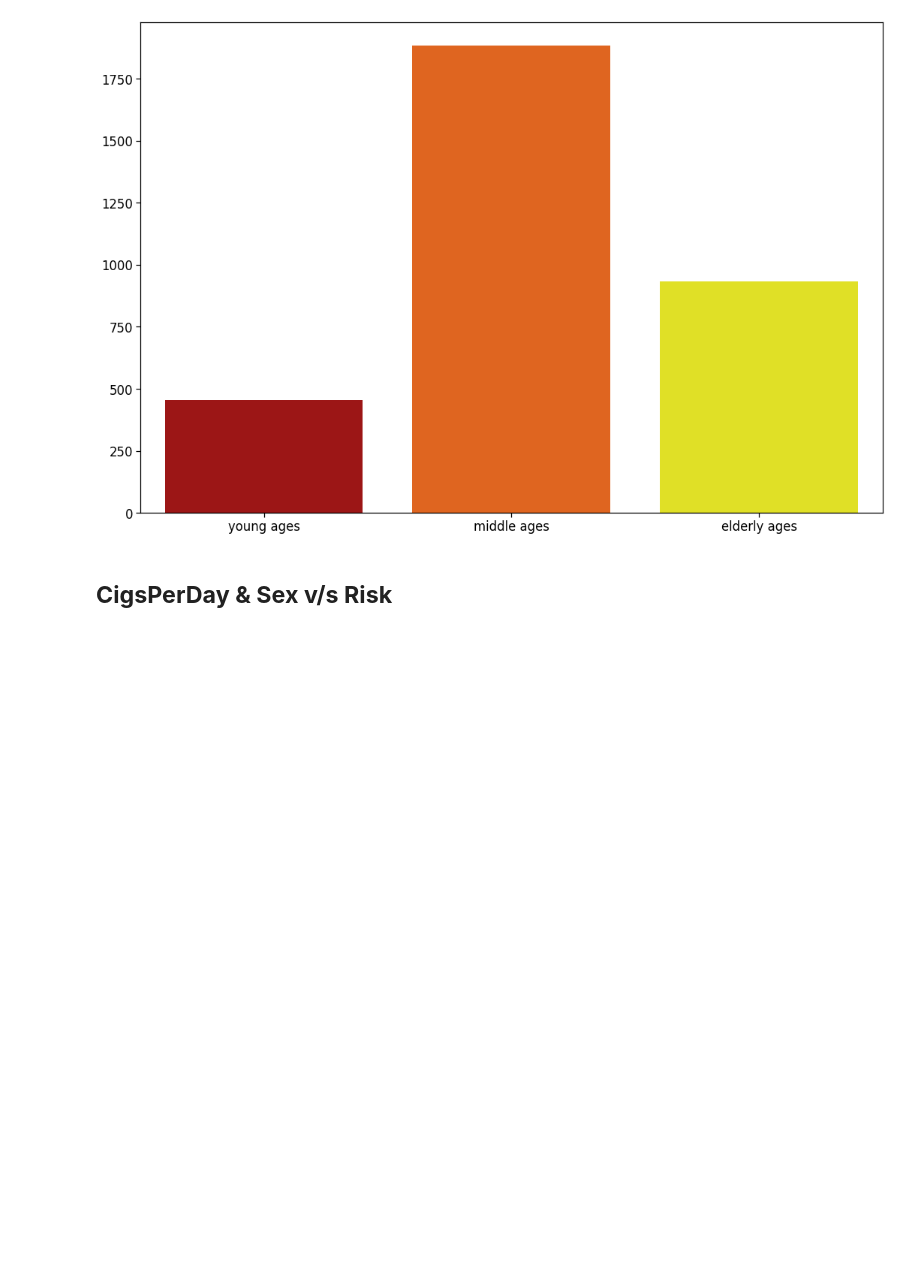
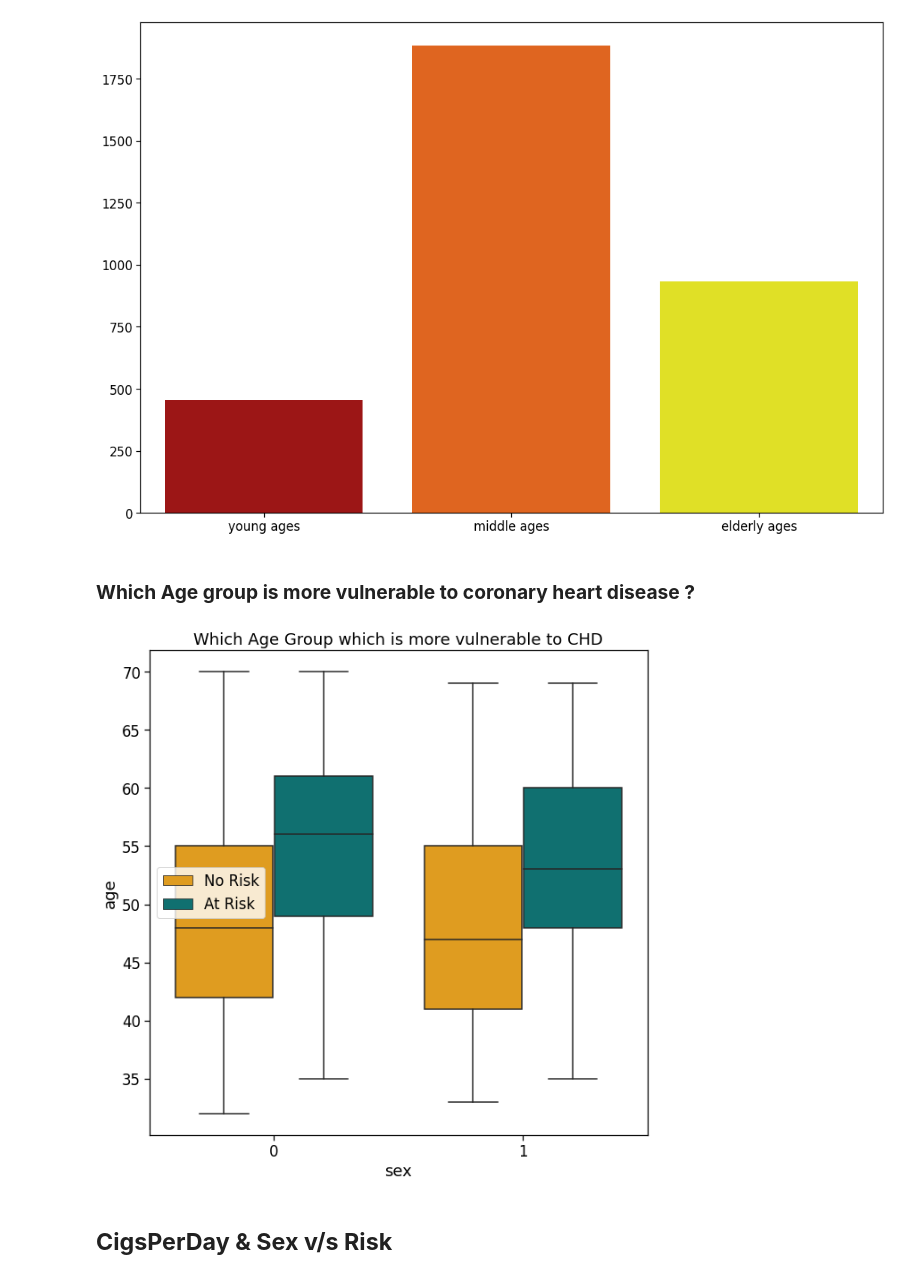
Before and after one commit to praveenbejo95/Cardiovascular-Risk-Prediction-ML-Classification-project, a Jupyter notebook: cardiovascular_Risk_prediction(Pravin_notebook).ipynb, the cells around one changed output. Drawn from its saved outputs; the diff is of its cells as text; code cells hidden in the pictures; blank space fills up the shorter version.

```diff
--- a/cardiovascular_Risk_prediction(Pravin_notebook).ipynb
+++ b/cardiovascular_Risk_prediction(Pravin_notebook).ipynb
@@ -603,6 +626,17 @@ sns.barplot(x=['young ages','middle ages','elderly ages'],y=[len(Young),len(Midd
 plt.tight_layout()
 # %% [output]
 [figure]
+# %% [markdown]
+### **Which Age group is more vulnerable to coronary heart disease ?**
+# %%
+plt.figure(figsize = (10,10))
+ax = sns.boxplot(x = df['sex'], y = df['age'], hue = df['TenYearCHD'], palette = my_palette)
+plt.title("Which Age Group which is more vulnerable to CHD")
+handles, _ = ax.get_legend_handles_labels()
+ax.legend(handles, ['No Risk','At Risk'], loc="best")
+plt.show()
+# %% [output]
+[figure, added]
 # %% [markdown]
 ## **CigsPerDay & Sex v/s Risk**
 # %%
```
Also changed, not shown: parts of 62 cells of this notebook.
